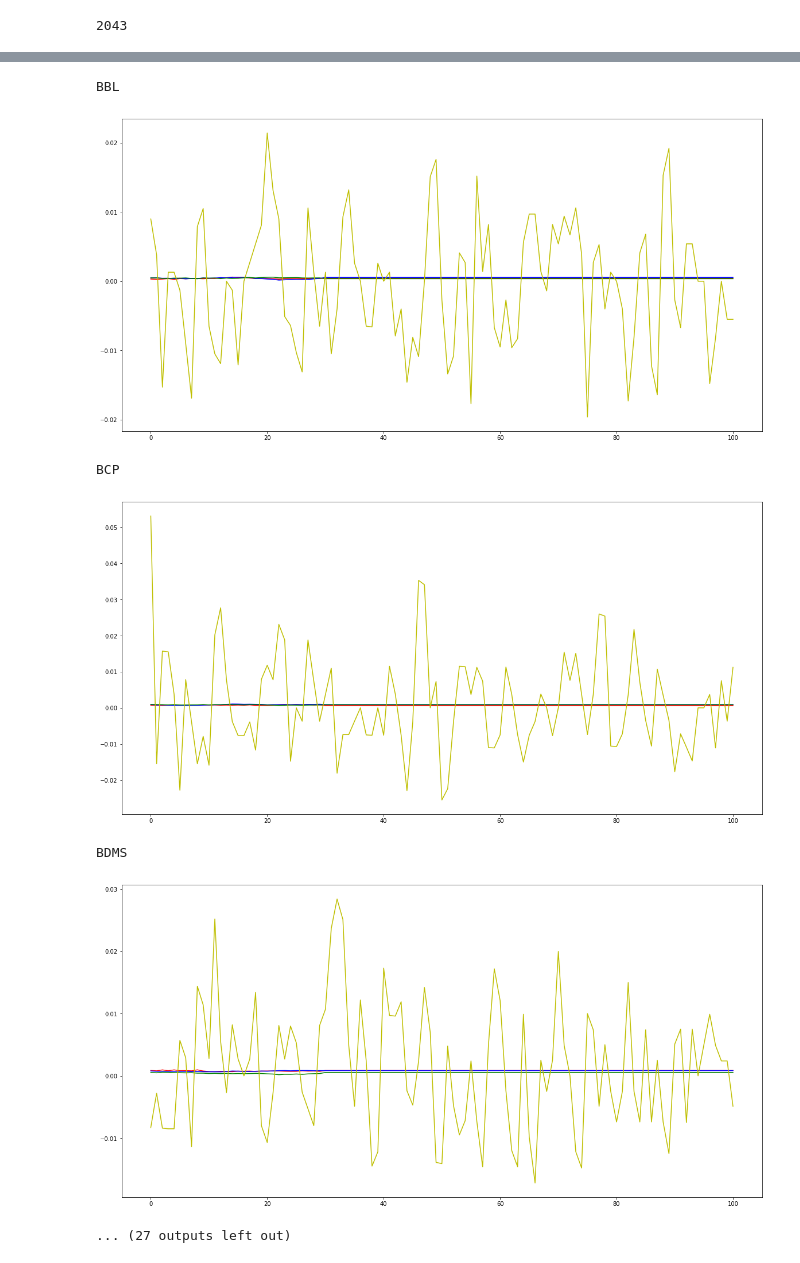
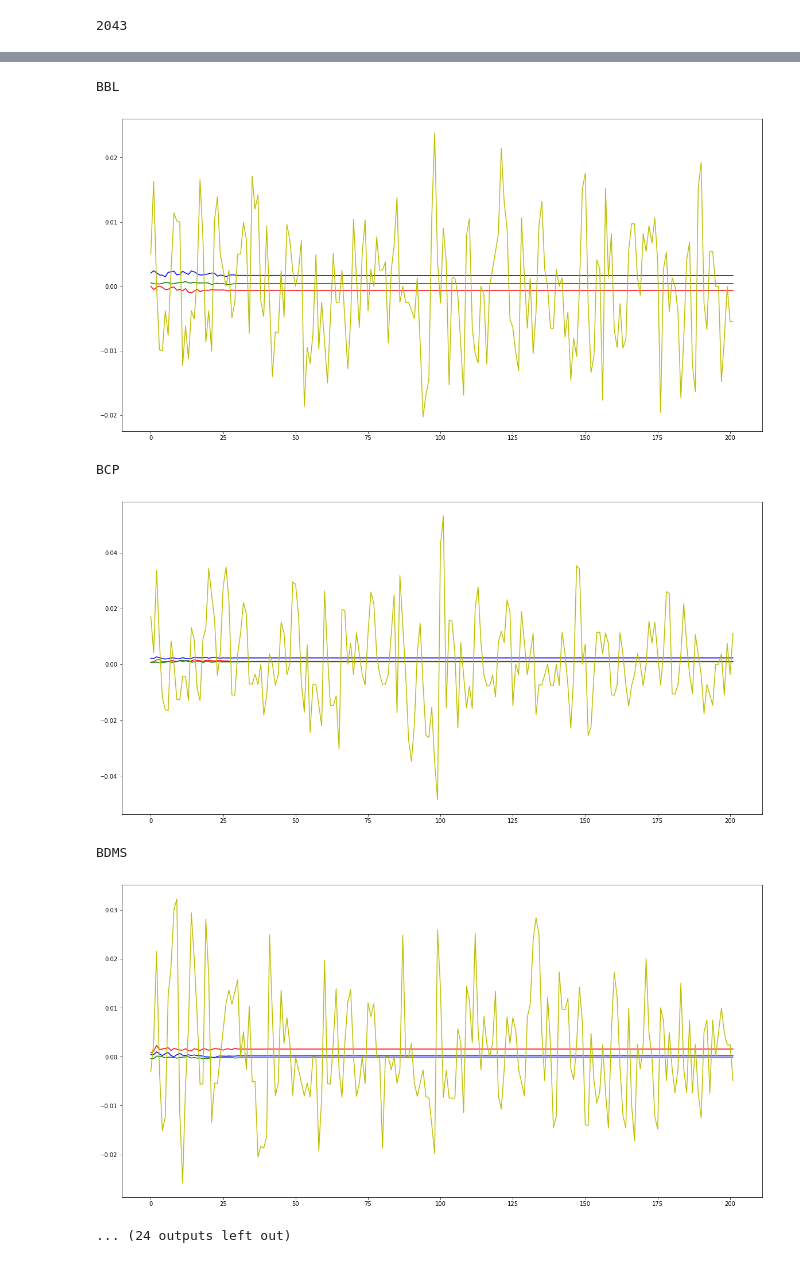
Before and after one commit to Shinnawat19/SeniorProject, a Jupyter notebook: Stock_CNN/CNN_jupyter.ipynb, the cells around one changed output, grey strips where cells are left out. Cells and saved outputs as stored; diff of their text form; code cells hidden in the pictures.

```diff
--- a/Stock_CNN/CNN_jupyter.ipynb
+++ b/Stock_CNN/CNN_jupyter.ipynb
@@ -103,12 +103,12 @@ def create_model(conv_count, fully_count):
 
     return model
 # %%
-size = 3
-models = [create_model(2,_+1) for _ in range(size)]
-# (3,1) (3,2) (3,3)
+size = 15
+models = [create_model(int(_/5), _%5) for _ in range(size)]
+# (0, 1) (0, 2) (0, 3) (0, 4) (0, 5) ... (2, 5)
 # first for conv, second for fully connected
 # %%
-lr = 0.8
+lr = 0.95
 decay = 1e-6
 # %%
 optimizer = SGD(lr=lr, decay=decay)
@@ -117,7 +117,7 @@ for model in models:
 # %%
 rounds = min_count - 30
 train_index = int(rounds * 0.85)
-validate_index = train_index + int(rounds * 0.1)
+validate_index = train_index + int(rounds * 0.05)
 # %%
 data = []
 count = 0
@@ -154,7 +154,7 @@ print(y_train.shape, y_validate.shape, y_test.shape)
 # %%
 epochs = 100
 
-for model in models:
-    print(model)
+for (index, model) in enumerate(models):
+    print(index)
     model.fit(x_train, y_train, validation_data = (x_validate, y_validate), epochs = epochs, shuffle = True, batch_size = 100, verbose= 1)
 # %% [output]
@@ -204,9 +204,9 @@ def get_data_from_nparray(nparray, index):
 # %%
 for i in range(len(SET50)):
     print(SET50[i])
-    data1 = get_data_from_nparray(predicts[0], i)
-    data2 = get_data_from_nparray(predicts[1], i)
-    data3 = get_data_from_nparray(predicts[2], i)
+    data1 = get_data_from_nparray(predicts[12], i)
+    data2 = get_data_from_nparray(predicts[13], i)
+    data3 = get_data_from_nparray(predicts[14], i)
     data4 = get_data_from_nparray(y_test, i)
     plot_graph(data1, data2, data3, data4)
 # %% [output]
@@ -219,7 +219,7 @@ BANPU
 BBL
-[figure, old version]
+[figure, new version]
 BCP
-[figure, old version]
+[figure, new version]
 BDMS
-[figure, old version]
+[figure, new version]
-... (27 outputs left out)
+... (24 outputs left out)
```
Also changed, not shown: parts of 8 cells of this notebook.
